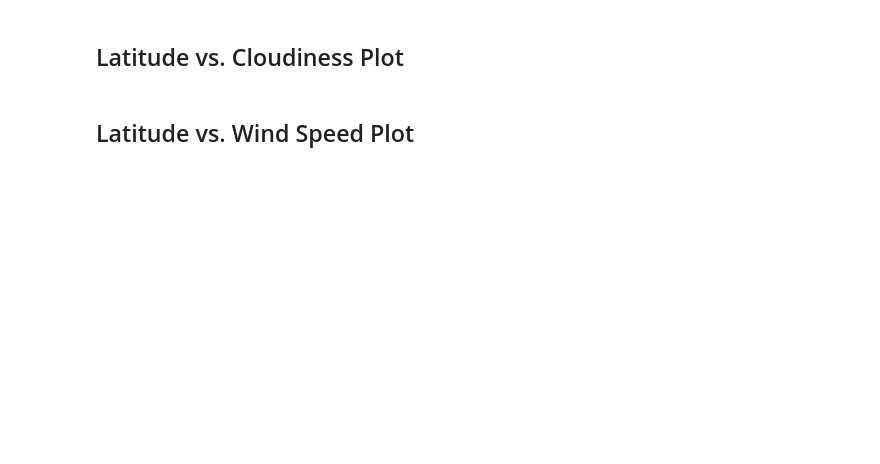
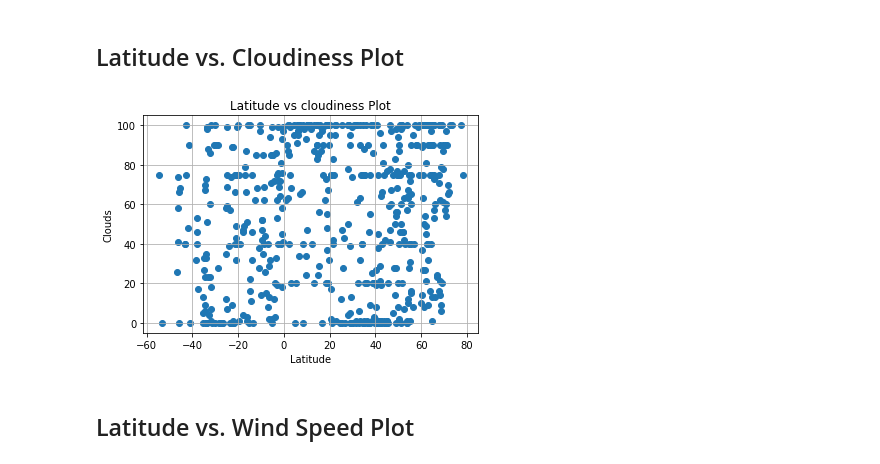
Before and after one commit to shuchiK38/Python-API-Challenge, a Jupyter notebook: Weatherpy/WeatherPy.ipynb, the cells around one changed output. Drawn from its saved outputs; the diff is of its cells as text; code cells hidden in the pictures; blank space fills up the shorter version.

```diff
--- a/Weatherpy/WeatherPy.ipynb
+++ b/Weatherpy/WeatherPy.ipynb
@@ -199,19 +199,21 @@ plt.show()
 ## Latitude vs. Cloudiness Plot
 # %%
 #Build a scatter plot for Latitude vs cloudiness plot
-plt.scatter(weather_data["lat"], weather_data["clouds"], marker="o")
+plt.scatter(city_df["Lat"], city_df["Cloudiness"], marker="o")
 
 # Incorporate the other graph properties
 plt.title("Latitude vs cloudiness Plot")
-plt.ylabel("clouds")
+plt.ylabel("Clouds")
 plt.xlabel("Latitude")
 plt.grid(True)
 
 # Save the figure
 plt.savefig("../output_data/LatitideandHumidity.png")
 
 # Show plot
 plt.show()
+# %% [output]
+[figure, added]
 # %% [markdown]
 ## Latitude vs. Wind Speed Plot
 # %%
```
Also changed, not shown: parts of 6 cells of this notebook, 2 other files.
